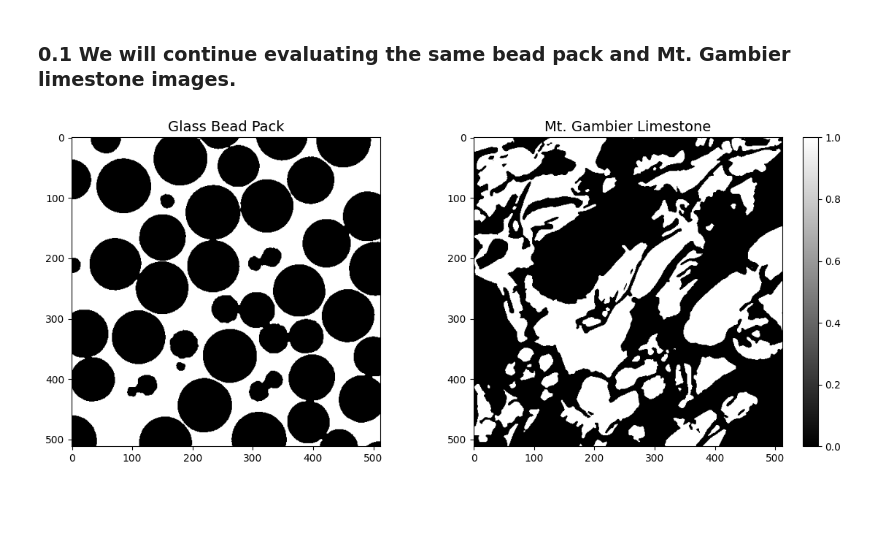
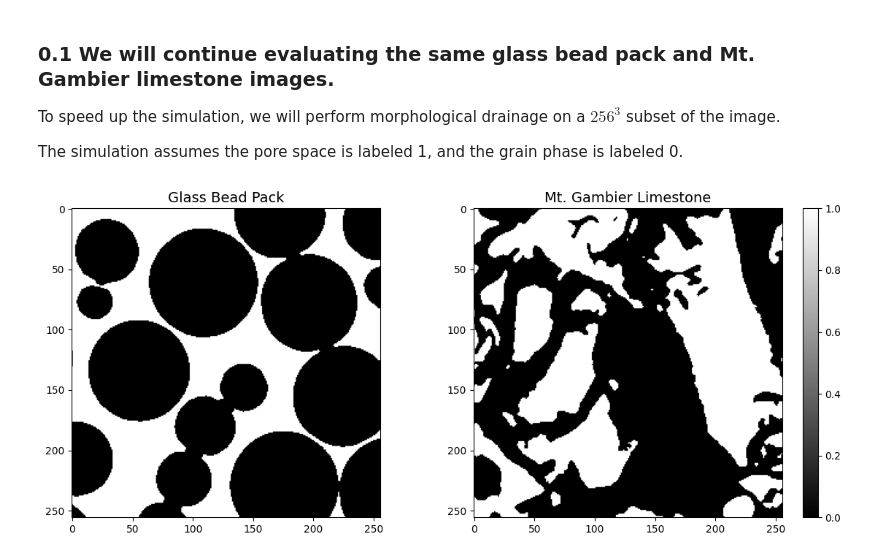
Before and after one commit to digital-porous-media/AGU24_Workshop, a Jupyter notebook: tutorial/1D_Morphological_Drainage.ipynb, the cells around one changed output. Saved outputs shown, nothing was run; the diff lists cells and outputs as text; code cells hidden in the pictures; blank space fills up the shorter version.

```diff
--- a/tutorial/1D_Morphological_Drainage.ipynb
+++ b/tutorial/1D_Morphological_Drainage.ipynb
@@ -37,20 +37,25 @@ from IPython.display import display, clear_output
 # %% [markdown]
-### 0.1 We will continue evaluating the same bead pack and Mt. Gambier limestone images.
+### 0.1 We will continue evaluating the same glass bead pack and Mt. Gambier limestone images.
+
+To speed up the simulation, we will perform morphological drainage on a $256^3$ subset of the image.
+
+The simulation assumes the pore space is labeled 1, and the grain phase is labeled 0.
 # %%
-img_list = Path('../data/').glob('*.tif')
-beadpack, gambier = [read_image(tif_img) for tif_img in sorted(img_list)]
+image_path = Path('../data')
+beadpack, gambier = [read_image(image_path / (tif_img + '.tif')) for tif_img in ['beadpack', 'mtgambier']]
+
 
 fig, ax = plt.subplots(nrows=1, ncols=2,figsize=(12,5))
 ax = ax.flatten()
 
-im = ax[0].imshow(beadpack[0,:,:], cmap='gray', interpolation=None)
+im = ax[0].imshow(beadpack[100,:,:], cmap='gray', interpolation=None)
 ax[0].set_title('Glass Bead Pack',fontsize=14)
 
-im2 = ax[1].imshow(gambier[0,:,:], cmap='gray', interpolation=None)
+im2 = ax[1].imshow(gambier[100,:,:], cmap='gray', interpolation=None)
 ax[1].set_title('Mt. Gambier Limestone',fontsize=14)
 
 plt.colorbar(im2)
 plt.tight_layout()
 plt.show()
 # %% [output]
-[figure, old version]
+[figure, new version]
```
Also changed, not shown: parts of 37 cells of this notebook, 48 other files.
